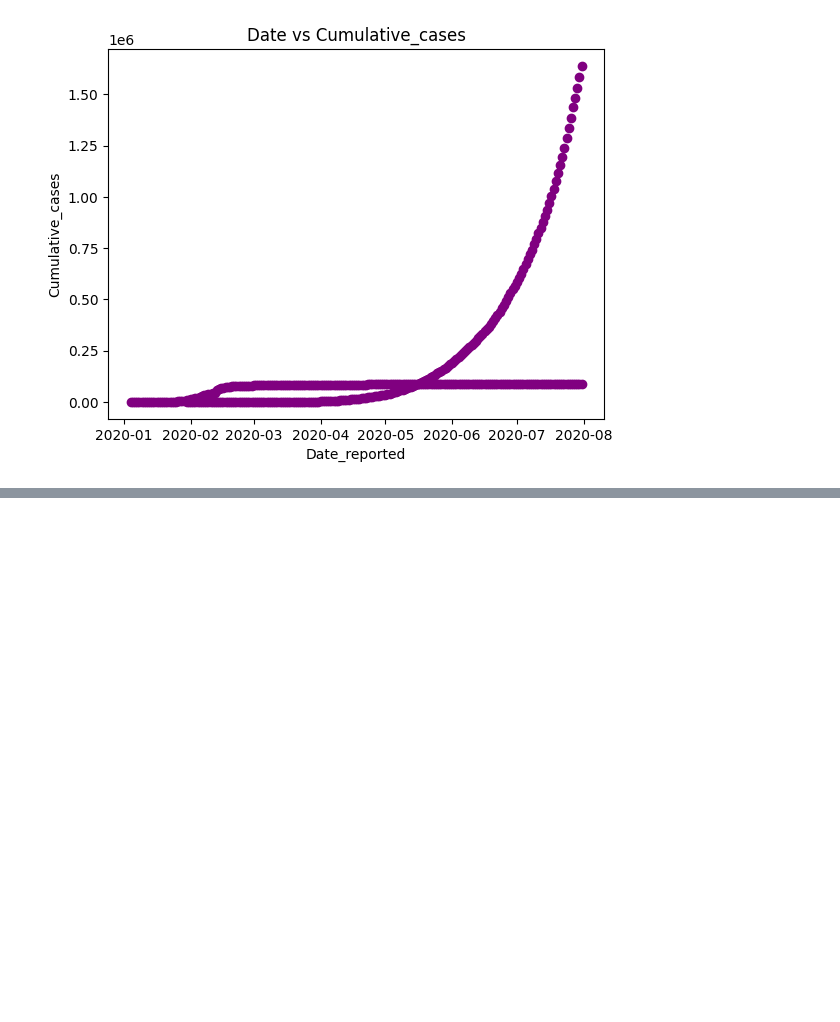
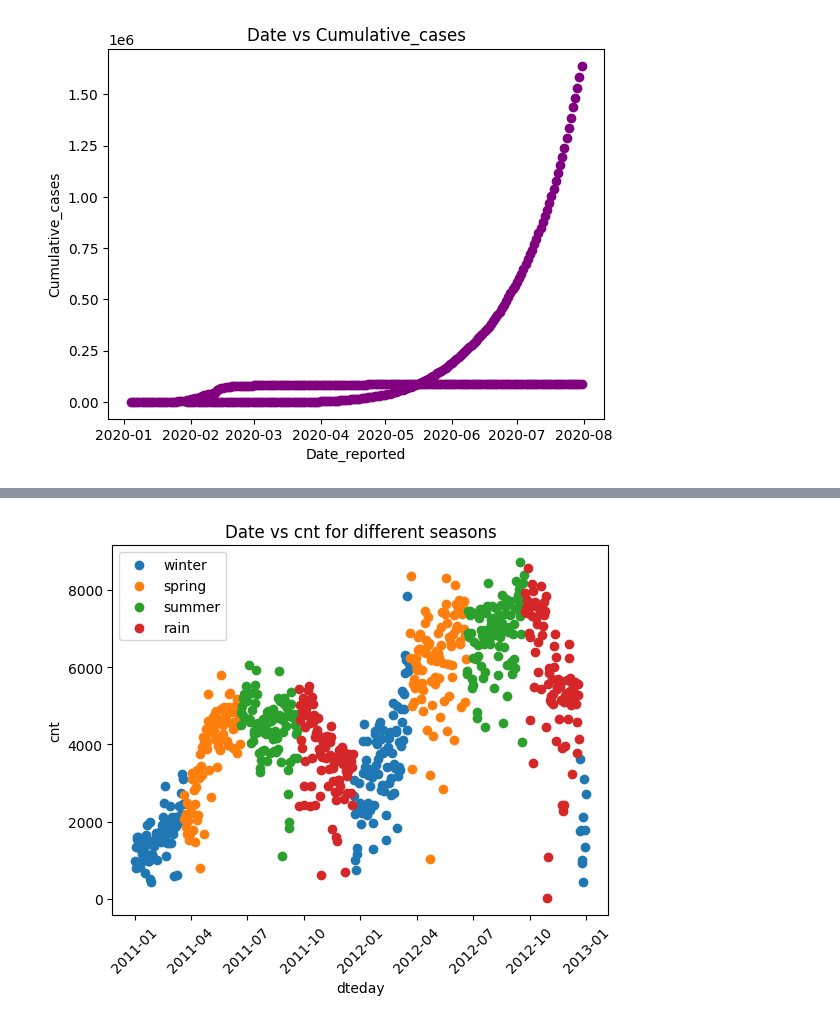
Before and after one commit to Aaditya-Singh0423/Machine-Learning, a Jupyter notebook: Visual_class_1/Visual_class_1/matplotlib.ipynb, the cells around one changed output, grey strips where cells are left out. Drawn from its saved outputs; the diff is of its cells as text; code cells hidden in the pictures; blank space fills up the shorter version.

```diff
--- a/Visual_class_1/Visual_class_1/matplotlib.ipynb
+++ b/Visual_class_1/Visual_class_1/matplotlib.ipynb
@@ -117,0 +193,14 @@ plt.show()
+# %%
+seasons=day["season"].unique()
+weather=["winter","spring","summer","rain"]
+for i in range(len(seasons)):
+    new_df=day[day["season"]==seasons[i]]
+    plt.scatter(new_df["dteday"],new_df["cnt"],label=weather[i])
+plt.xlabel('dteday')
+plt.ylabel('cnt')
+plt.title('Date vs cnt for different seasons')
+plt.legend()
+plt.xticks(rotation=45)
+plt.show()
+# %% [output]
+[figure, added]
```
Also changed, not shown: parts of 9 cells of this notebook.
